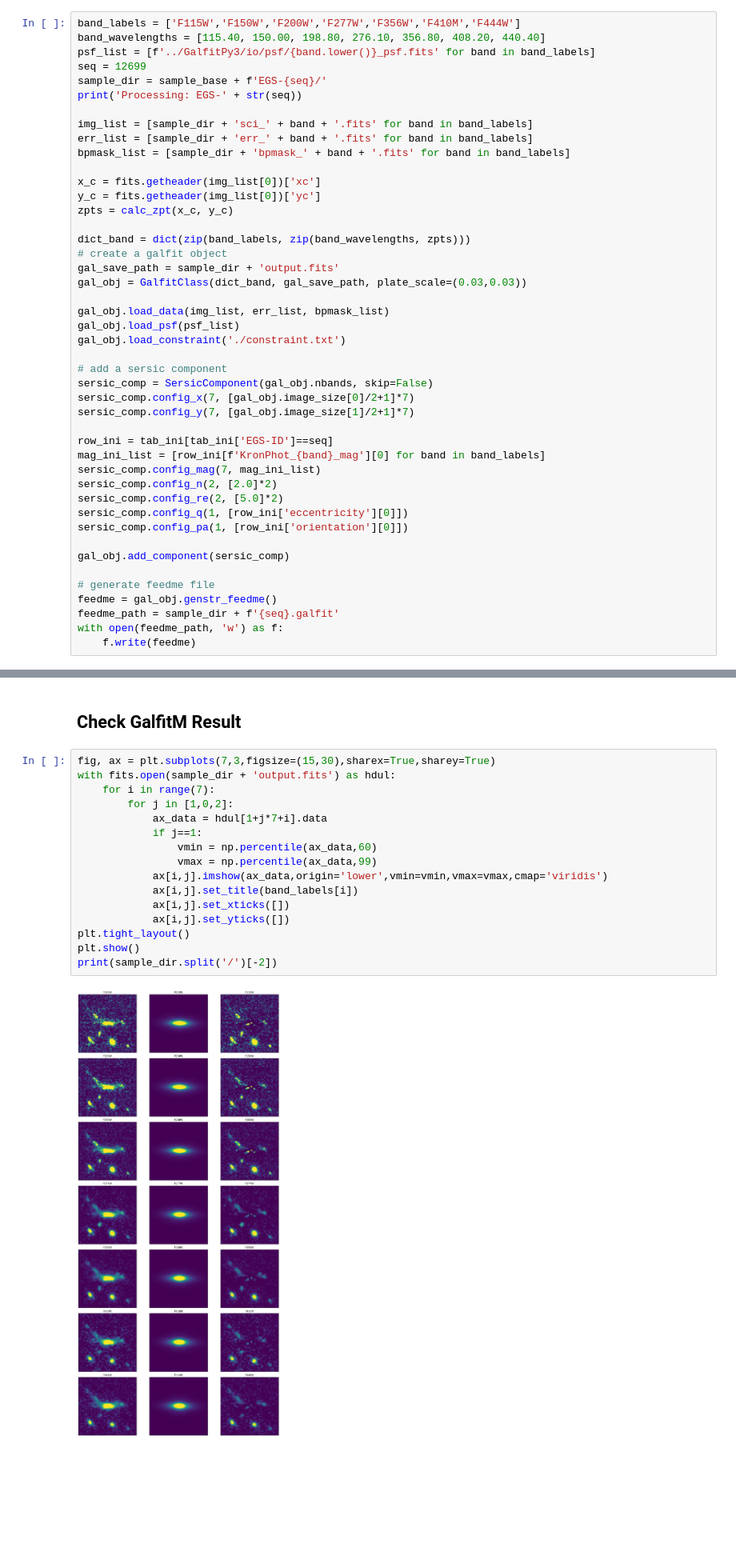
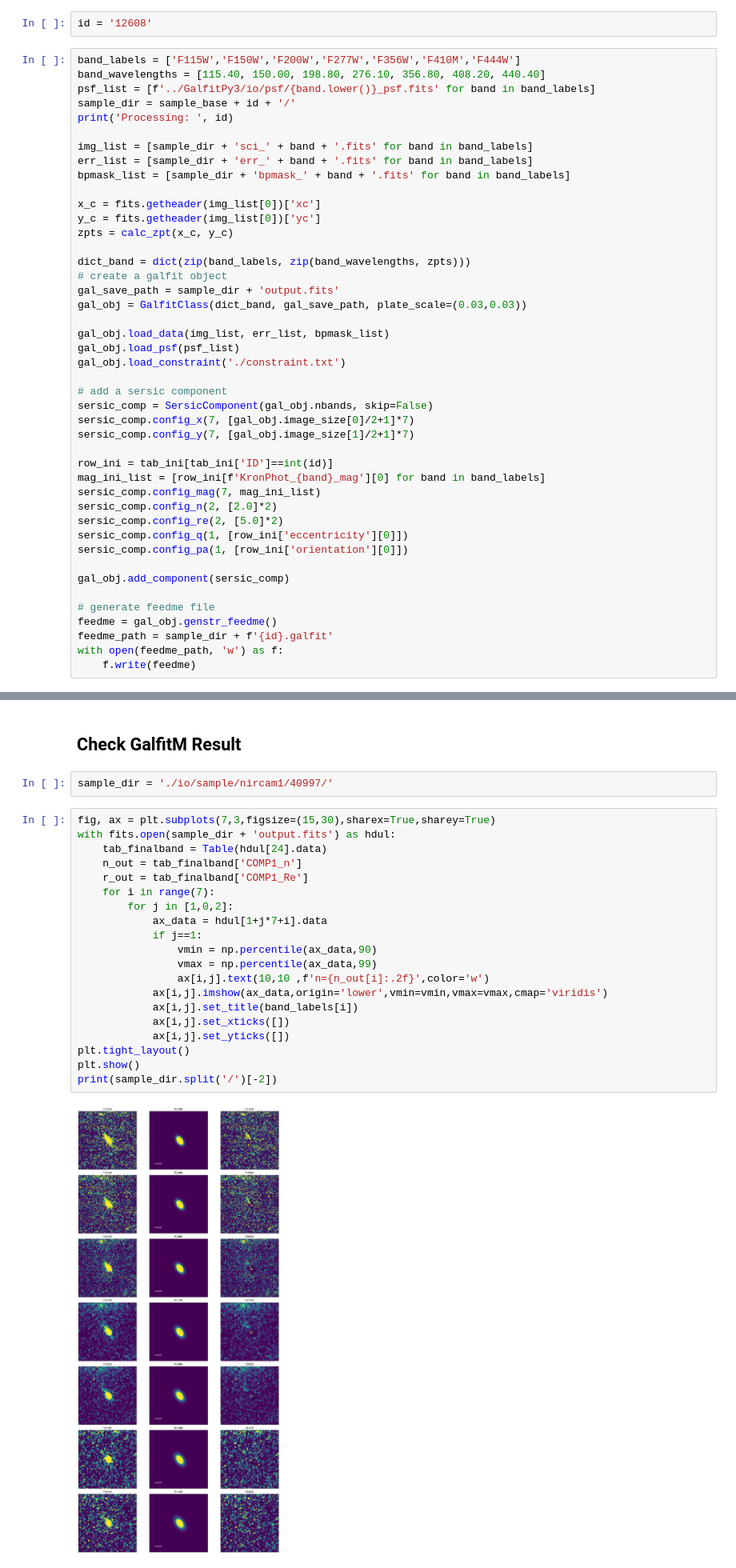
Before and after one commit to Cereal137/GalfitModified, a Jupyter notebook: 4dothefit.ipynb, the cells around one changed output, grey strips where cells are left out. Shown: that part at 80% size. Saved outputs shown, nothing was run; the diff lists cells and outputs as text; blank space fills up the shorter version.

```diff
--- a/4dothefit.ipynb
+++ b/4dothefit.ipynb
@@ -80,13 +36,14 @@ No.    Name      Ver    Type      Cards   Dimensions   Format
   3  SEGMAP        1 ImageHDU         8   (10500, 4800)   int64
 # %% [markdown]
 ### For single source
+# %%
+id = '12608'
 # %%
 band_labels = ['F115W','F150W','F200W','F277W','F356W','F410M','F444W']
 band_wavelengths = [115.40, 150.00, 198.80, 276.10, 356.80, 408.20, 440.40]
 psf_list = [f'../GalfitPy3/io/psf/{band.lower()}_psf.fits' for band in band_labels]
-seq = 12699
-sample_dir = sample_base + f'EGS-{seq}/'
-print('Processing: EGS-' + str(seq))
+sample_dir = sample_base + id + '/'
+print('Processing: ', id)
 
 img_list = [sample_dir + 'sci_' + band + '.fits' for band in band_labels]
 err_list = [sample_dir + 'err_' + band + '.fits' for band in band_labels]
@@ -110,7 +67,7 @@ sersic_comp = SersicComponent(gal_obj.nbands, skip=False)
 sersic_comp.config_x(7, [gal_obj.image_size[0]/2+1]*7)
 sersic_comp.config_y(7, [gal_obj.image_size[1]/2+1]*7)
 
-row_ini = tab_ini[tab_ini['EGS-ID']==seq]
+row_ini = tab_ini[tab_ini['ID']==int(id)]
 mag_ini_list = [row_ini[f'KronPhot_{band}_mag'][0] for band in band_labels]
 sersic_comp.config_mag(7, mag_ini_list)
 sersic_comp.config_n(2, [2.0]*2)
@@ -122,7 +79,7 @@ gal_obj.add_component(sersic_comp)
 
 # generate feedme file
 feedme = gal_obj.genstr_feedme()
-feedme_path = sample_dir + f'{seq}.galfit'
+feedme_path = sample_dir + f'{id}.galfit'
 with open(feedme_path, 'w') as f:
     f.write(feedme)
 # %% [output]
@@ -166,20 +117,26 @@ Fit summary is now being saved into `fit.log'.
 # %% [markdown]
 ## Check GalfitM Result
+# %%
+sample_dir = './io/sample/nircam1/40997/'
 # %%
 fig, ax = plt.subplots(7,3,figsize=(15,30),sharex=True,sharey=True)
 with fits.open(sample_dir + 'output.fits') as hdul:
+    tab_finalband = Table(hdul[24].data)
+    n_out = tab_finalband['COMP1_n']
+    r_out = tab_finalband['COMP1_Re']
     for i in range(7):
         for j in [1,0,2]:
             ax_data = hdul[1+j*7+i].data
             if j==1:
-                vmin = np.percentile(ax_data,60)
+                vmin = np.percentile(ax_data,90)
                 vmax = np.percentile(ax_data,99)
+                ax[i,j].text(10,10 ,f'n={n_out[i]:.2f}',color='w')
             ax[i,j].imshow(ax_data,origin='lower',vmin=vmin,vmax=vmax,cmap='viridis')
             ax[i,j].set_title(band_labels[i])
             ax[i,j].set_xticks([])
             ax[i,j].set_yticks([])
 plt.tight_layout()
 plt.show()
 print(sample_dir.split('/')[-2])
 # %% [output]
-[figure, old version]
+[figure, new version]
```
Also changed, not shown: parts of 10 cells of this notebook, 17 other files.
